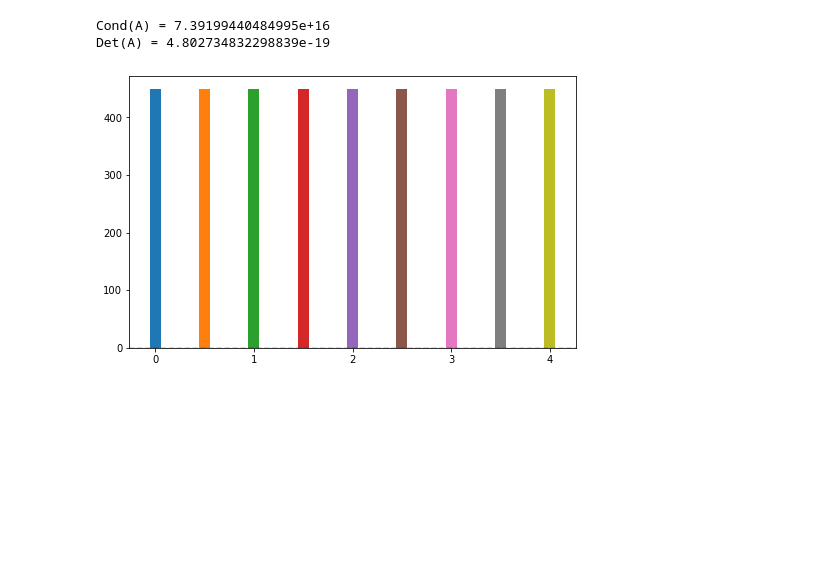
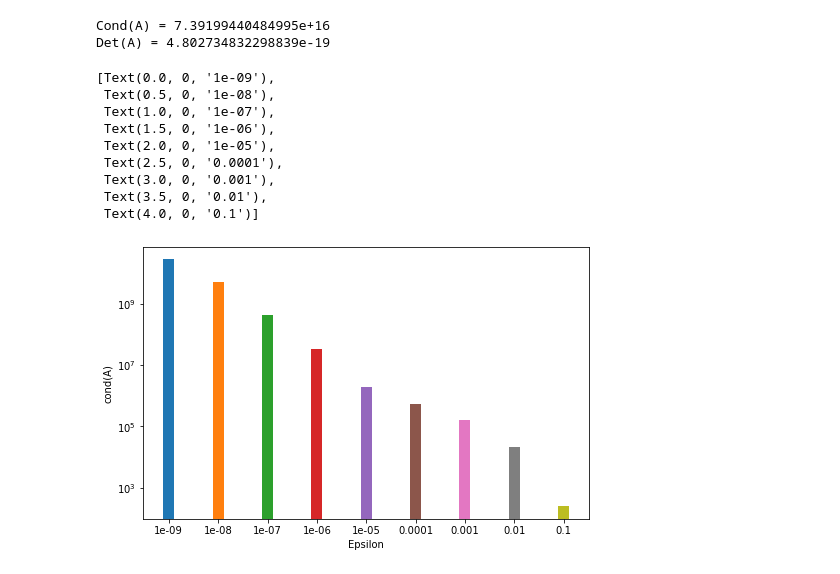
Before and after one commit to briardoty/amath584, a Jupyter notebook: hw3/hw3.ipynb, the cells around one changed output. Cells and saved outputs as stored; diff of their text form; code cells hidden in the pictures; blank space fills up the shorter version.

```diff
--- a/hw3/hw3.ipynb
+++ b/hw3/hw3.ipynb
@@ -146,35 +146,52 @@ Det(A) = 4.802734832298839e-19
 # %%
 # 3c - Matrix conditioning
 """
 Matrix condition as a function of noise in dependent columns.
+
+Condition number clearly decreases as the noise reduces the linear
+dependence between the first and the last column of A.
 """
 
 # define noise factor
 eps_arr = [10**-x for x in range(1, 10)]
 eps_arr.reverse()
 
 # fig
 fig, ax = plt.subplots(figsize=(8,5))
 ax.axhline(y=0, color="k", linestyle="--", alpha=0.2)
 x, width = 0, 1/len(eps_arr)
 labels, ticks = [], []
 
 # init matrix
-m, n = 10, 9
+m, n = 10, 10
 A = np.random.rand(m,n)
-A_full = np.append(A, np.zeros((m,1)), 1)
 
 # try different noise vals
 for eps in eps_arr:
-    a_col = A_full[:,0] + eps*np.random.rand(m)
-    A_full[:,-1] = a_col
-    c = np.linalg.cond(A_full)
+    A[:,-1] = A[:,0] + eps*np.random.rand(m)
+    c = np.linalg.cond(A)
 
     # plot
     l = f"{eps}"
     labels.append(l)
     ticks.append(x)
-    ax.bar(x, c_mean, width, label=l)
+    ax.bar(x, c, width, label=l)
     x += 0.5
+
+# plot info
+ax.set_xlabel("Epsilon")
+ax.set_ylabel("cond(A)")
+ax.set_xticks(ticks)
+ax.set_yscale("log")
+ax.set_xticklabels(labels)
 # %% [output]
+[Text(0.0, 0, '1e-09'),
+ Text(0.5, 0, '1e-08'),
+ Text(1.0, 0, '1e-07'),
+ Text(1.5, 0, '1e-06'),
+ Text(2.0, 0, '1e-05'),
+ Text(2.5, 0, '0.0001'),
+ Text(3.0, 0, '0.001'),
+ Text(3.5, 0, '0.01'),
+ Text(4.0, 0, '0.1')]
-[figure, old version]
+[figure, new version]
```
